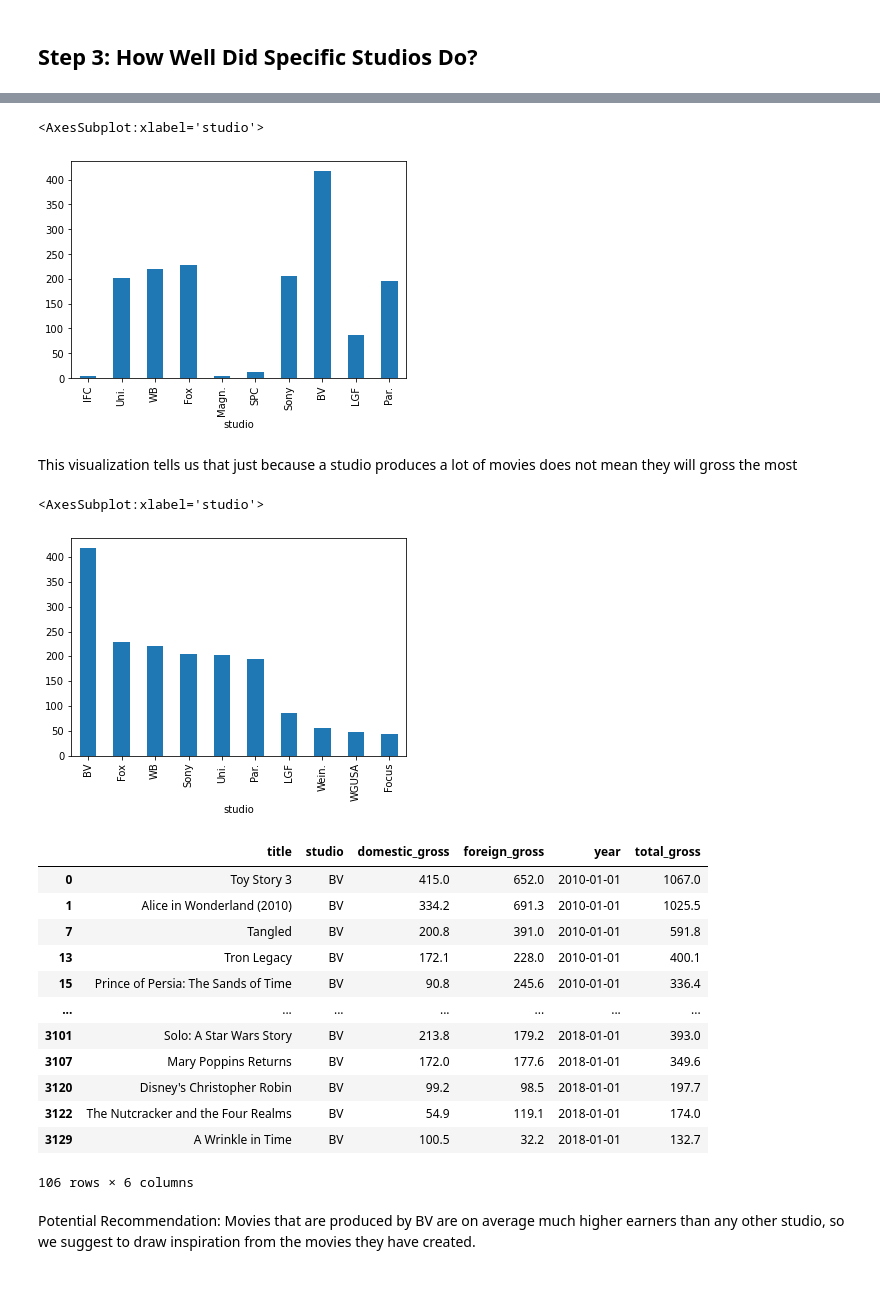
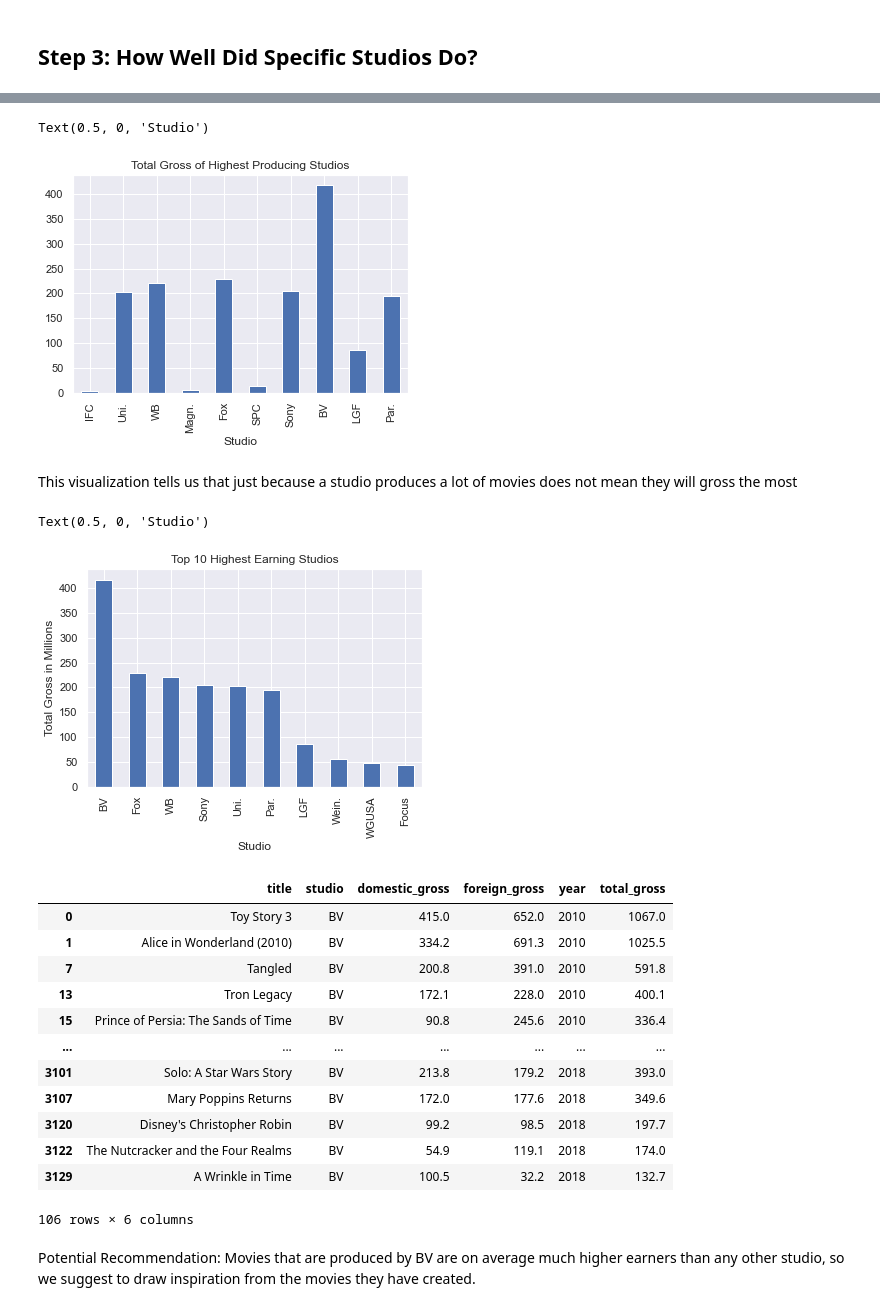
Before and after one commit to mehince/group-1-capstone, a Jupyter notebook: student.ipynb, the cells around one changed output, grey strips where cells are left out. Drawn from its saved outputs; the diff is of its cells as text; code cells hidden in the pictures; blank space fills up the shorter version.

```diff
--- a/student.ipynb
+++ b/student.ipynb
@@ -149,6 +149,9 @@ import matplotlib.pyplot as plt
 import seaborn as sns
 import os
 import datetime
+sns.set_style('darkgrid')
+sns.set_context('notebook')
+sns.set()
 # %% [markdown]
 # Gross Dataset
 # %%
@@ -197,6 +200,3 @@ movie_gross_df['foreign_gross'] = movie_gross_df['foreign_gross'].map(str_to_flo
 # %%
 # Lets test to see if the data type actually changed
 assert movie_gross_df['foreign_gross'].dtype  == np.float64
-# %%
-# Lets recast year as a datetime object
-movie_gross_df['year'] = pd.to_datetime(movie_gross_df['year'], format='%Y')
@@ -418,35 +434,42 @@ Name: studio, Length: 256, dtype: int64
 studio_50 = movie_gross_df.groupby("studio").filter(lambda x: len(x) > 50)
 # %%
 # Lets see how the top 10 most producing studios did in terms of average total gross
+fig, axs = plt.subplots()
 top10_prod = list(studio_50['studio'].value_counts().sort_values(ascending=False)[:10].index)
-studio_50.groupby('studio').mean()['total_gross'].loc[top10_prod].plot.bar()
+studio_50.groupby('studio').mean()['total_gross'].loc[top10_prod].plot.bar(ax=axs)
+axs.set_title('Total Gross of Highest Producing Studios')
+axs.set_xlabel('Studio')
 # %% [output]
-<AxesSubplot:xlabel='studio'>
+Text(0.5, 0, 'Studio')
-[figure, old version]
+[figure, new version]
 # %% [markdown]
 This visualization tells us that just because a studio produces a lot of movies does not mean they will gross the most
 # %%
 # Instead, lets use the top 10 highest earners
-studio_50.groupby('studio').mean()['total_gross'].sort_values(ascending=False)[:10].plot.bar()
+fig, axs = plt.subplots()
+studio_50.groupby('studio').mean()['total_gross'].sort_values(ascending=False)[:10].plot.bar(ax = axs)
+axs.set_title('Top 10 Highest Earning Studios')
+axs.set_ylabel('Total Gross in Millions')
+axs.set_xlabel('Studio')
 # %% [output]
-<AxesSubplot:xlabel='studio'>
+Text(0.5, 0, 'Studio')
-[figure, old version]
+[figure, new version]
 # %%
 # Lets look at the movies that studio HC has done
 movie_gross_df[movie_gross_df['studio'] == 'BV']
 # %% [output]
 |  | title | studio | domestic_gross | foreign_gross | year | total_gross |
-| 0 | Toy Story 3 | BV | 415.0 | 652.0 | 2010-01-01 | 1067.0 |
-| 1 | Alice in Wonderland (2010) | BV | 334.2 | 691.3 | 2010-01-01 | 1025.5 |
-| 7 | Tangled | BV | 200.8 | 391.0 | 2010-01-01 | 591.8 |
-| 13 | Tron Legacy | BV | 172.1 | 228.0 | 2010-01-01 | 400.1 |
-| 15 | Prince of Persia: The Sands of Time | BV | 90.8 | 245.6 | 2010-01-01 | 336.4 |
+| 0 | Toy Story 3 | BV | 415.0 | 652.0 | 2010 | 1067.0 |
+| 1 | Alice in Wonderland (2010) | BV | 334.2 | 691.3 | 2010 | 1025.5 |
+| 7 | Tangled | BV | 200.8 | 391.0 | 2010 | 591.8 |
+| 13 | Tron Legacy | BV | 172.1 | 228.0 | 2010 | 400.1 |
+| 15 | Prince of Persia: The Sands of Time | BV | 90.8 | 245.6 | 2010 | 336.4 |
 | ... | ... | ... | ... | ... | ... | ... |
-| 3101 | Solo: A Star Wars Story | BV | 213.8 | 179.2 | 2018-01-01 | 393.0 |
-| 3107 | Mary Poppins Returns | BV | 172.0 | 177.6 | 2018-01-01 | 349.6 |
-| 3120 | Disney's Christopher Robin | BV | 99.2 | 98.5 | 2018-01-01 | 197.7 |
-| 3122 | The Nutcracker and the Four Realms | BV | 54.9 | 119.1 | 2018-01-01 | 174.0 |
-| 3129 | A Wrinkle in Time | BV | 100.5 | 32.2 | 2018-01-01 | 132.7 |
+| 3101 | Solo: A Star Wars Story | BV | 213.8 | 179.2 | 2018 | 393.0 |
+| 3107 | Mary Poppins Returns | BV | 172.0 | 177.6 | 2018 | 349.6 |
+| 3120 | Disney's Christopher Robin | BV | 99.2 | 98.5 | 2018 | 197.7 |
+| 3122 | The Nutcracker and the Four Realms | BV | 54.9 | 119.1 | 2018 | 174.0 |
+| 3129 | A Wrinkle in Time | BV | 100.5 | 32.2 | 2018 | 132.7 |
 106 rows × 6 columns
 # %% [markdown]
 Potential Recommendation: Movies that are produced by BV are on average much higher earners than any other studio, so we suggest to draw inspiration from the movies they have created.
```
Also changed, not shown: parts of 52 cells of this notebook.
